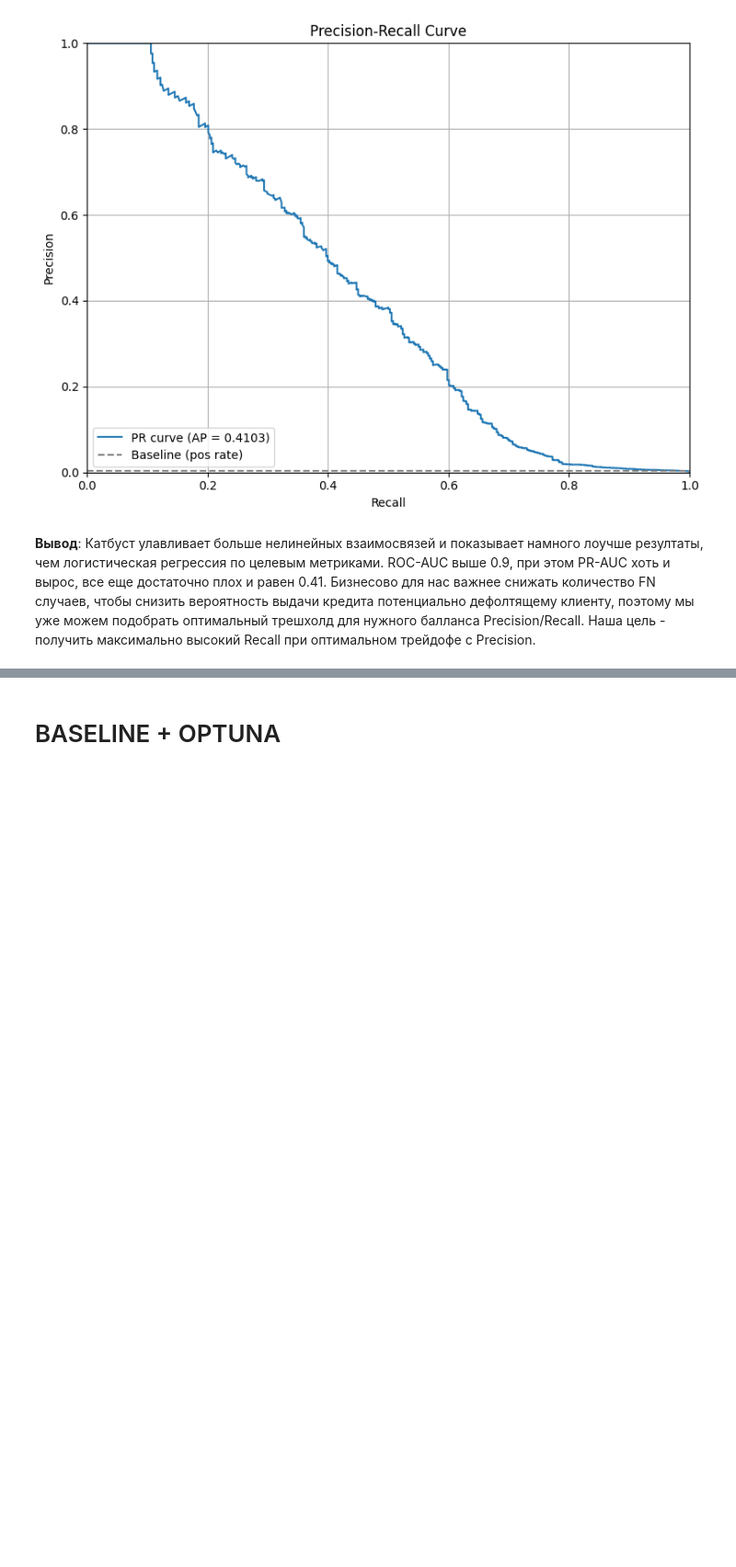
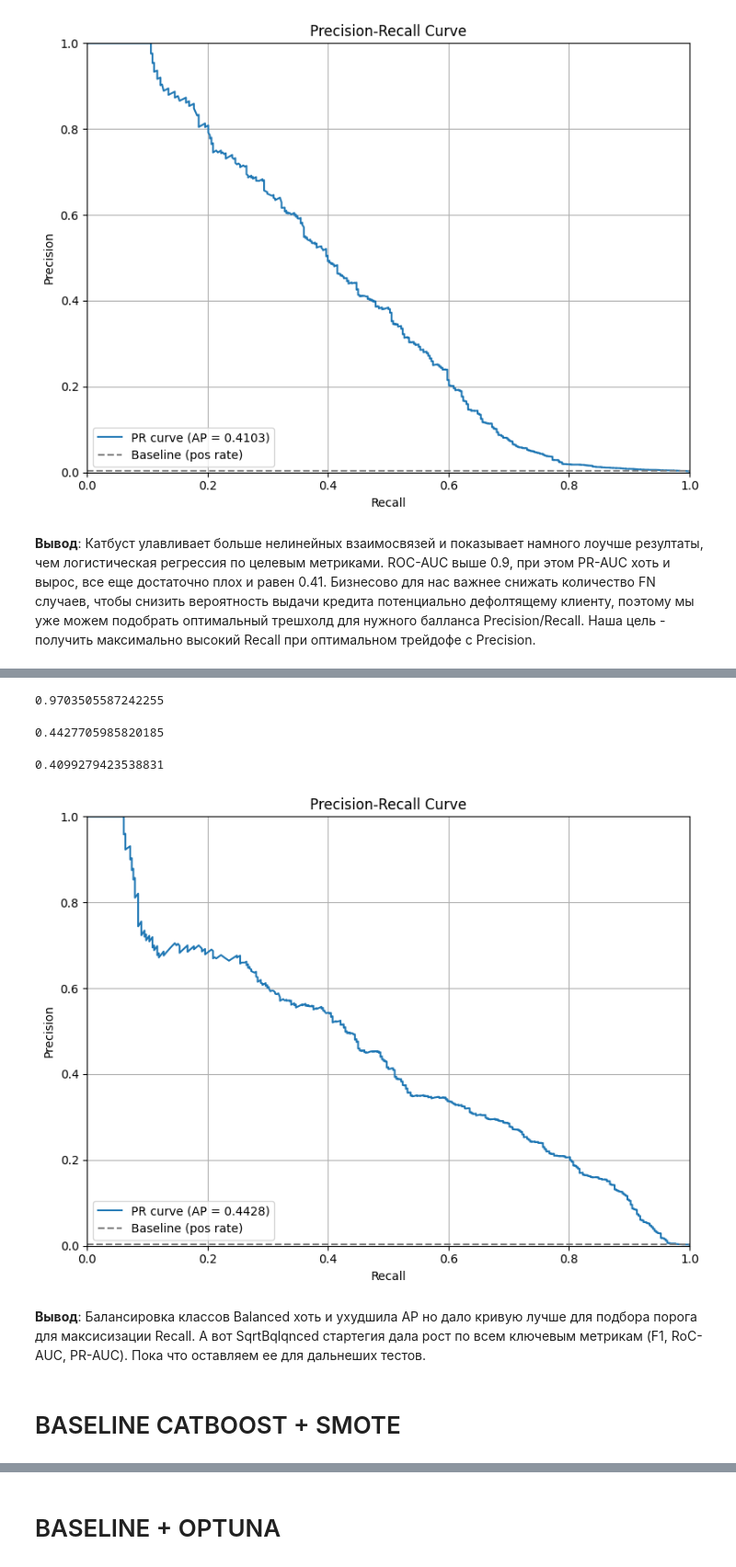
Before and after one commit to MazzDi/KC.ML-Engeneering.Final-Project, a Jupyter notebook: mvp.ipynb, the cells around one changed output, grey strips where cells are left out. Shown at 92% size. Cells and saved outputs as stored; diff of their text form; code cells hidden in the pictures; blank space fills up the shorter version.

```diff
--- a/mvp.ipynb
+++ b/mvp.ipynb
@@ -587,0 +661,7 @@ plt.show()
+# %%
+sqrt_balanced_catboost_model = CatBoostClassifier(
+    custom_metric=['AUC', 'F1', 'Recall', 'Precision', 'PRAUC'],
+    task_type='GPU', cat_features=categorical_features + ['AGE_GROUP'],
+    auto_class_weights='SqrtBalanced'
+    )
+sqrt_balanced_catboost_model.fit(X_train, y_train, plot=True, verbose=False)
@@ -587,0 +674,36 @@ plt.show()
+# %%
+roc_auc_score(y_test, sqrt_balanced_catboost_model.predict_proba(X_test)[:, 1])
+# %% [output]
+0.9703505587242255
+# %%
+average_precision_score(y_test, sqrt_balanced_catboost_model.predict_proba(X_test)[:, 1])
+# %% [output]
+0.4427705985820185
+# %%
+f1_score(y_test, sqrt_balanced_catboost_model.predict(X_test))
+# %% [output]
+0.4099279423538831
+# %%
+# Precision-Recall curve visualization
+probas = sqrt_balanced_catboost_model.predict_proba(X_test)[:, 1]
+precision, recall, _ = precision_recall_curve(y_test, probas)
+ap_score = average_precision_score(y_test, probas)
+
+plt.figure(figsize=(8, 6))
+plt.plot(recall, precision, label=f'PR curve (AP = {ap_score:.4f})')
+plt.hlines(y=y_test.mean(), xmin=0, xmax=1, colors='gray', linestyles='--', label='Baseline (pos rate)')
+plt.xlabel('Recall')
+plt.ylabel('Precision')
+plt.title('Precision-Recall Curve')
+plt.xlim(0, 1)
+plt.ylim(0, 1)
+plt.grid(True)
+plt.legend(loc='lower left')
+plt.tight_layout()
+plt.show()
+# %% [output]
+[figure, added]
+# %% [markdown]
+**Вывод**: Балансировка классов Balanced хоть и ухудшила AP но дало кривую лучше для подбора порога для максисизации Recall. А вот SqrtBqlqnced стартегия дала рост по всем ключевым метрикам (F1, RoC-AUC, PR-AUC). Пока что оставляем ее для дальнеших тестов.
+# %% [markdown]
+# BASELINE CATBOOST + SMOTE
```
Also changed, not shown: parts of 59 cells of this notebook, 2 other files.
